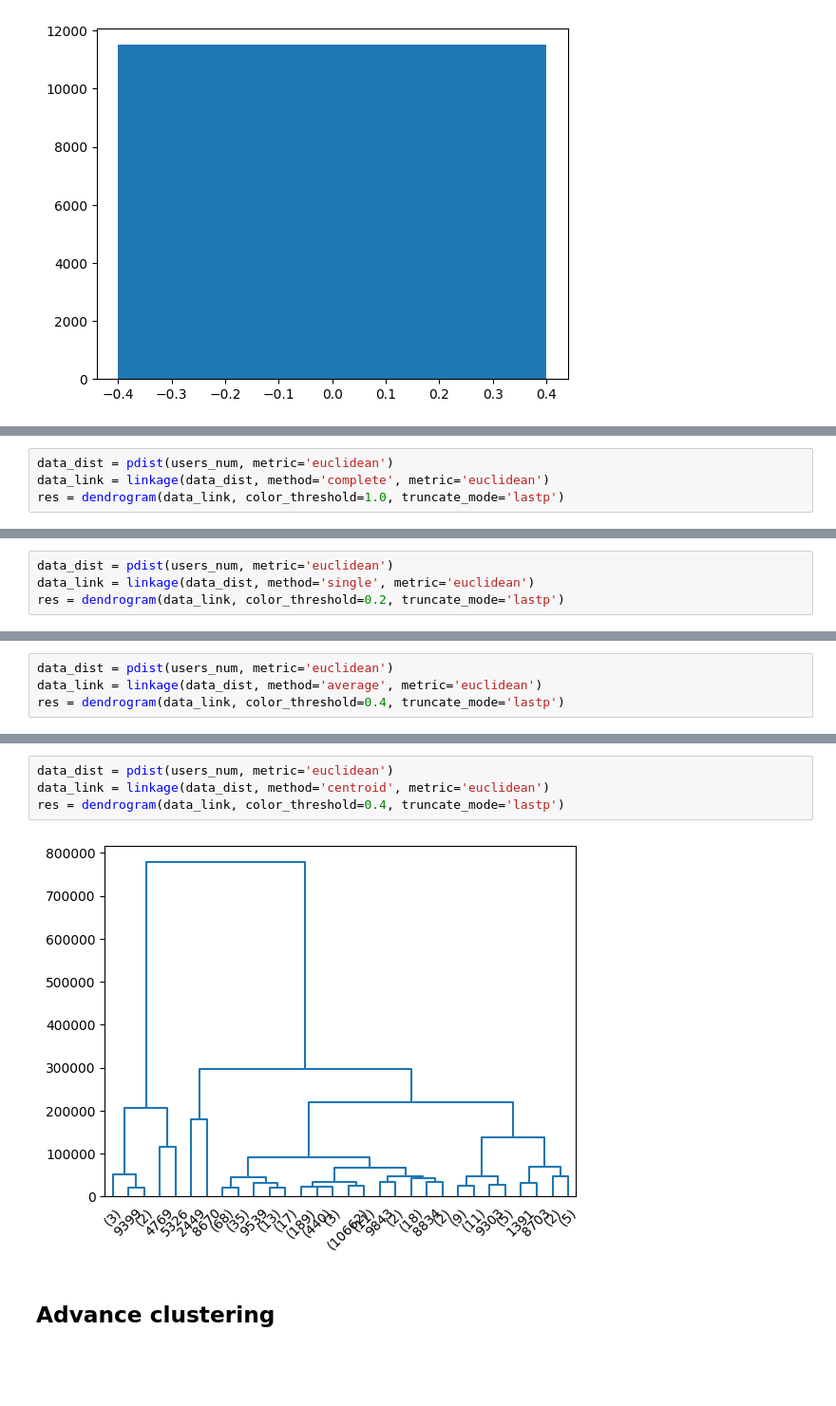
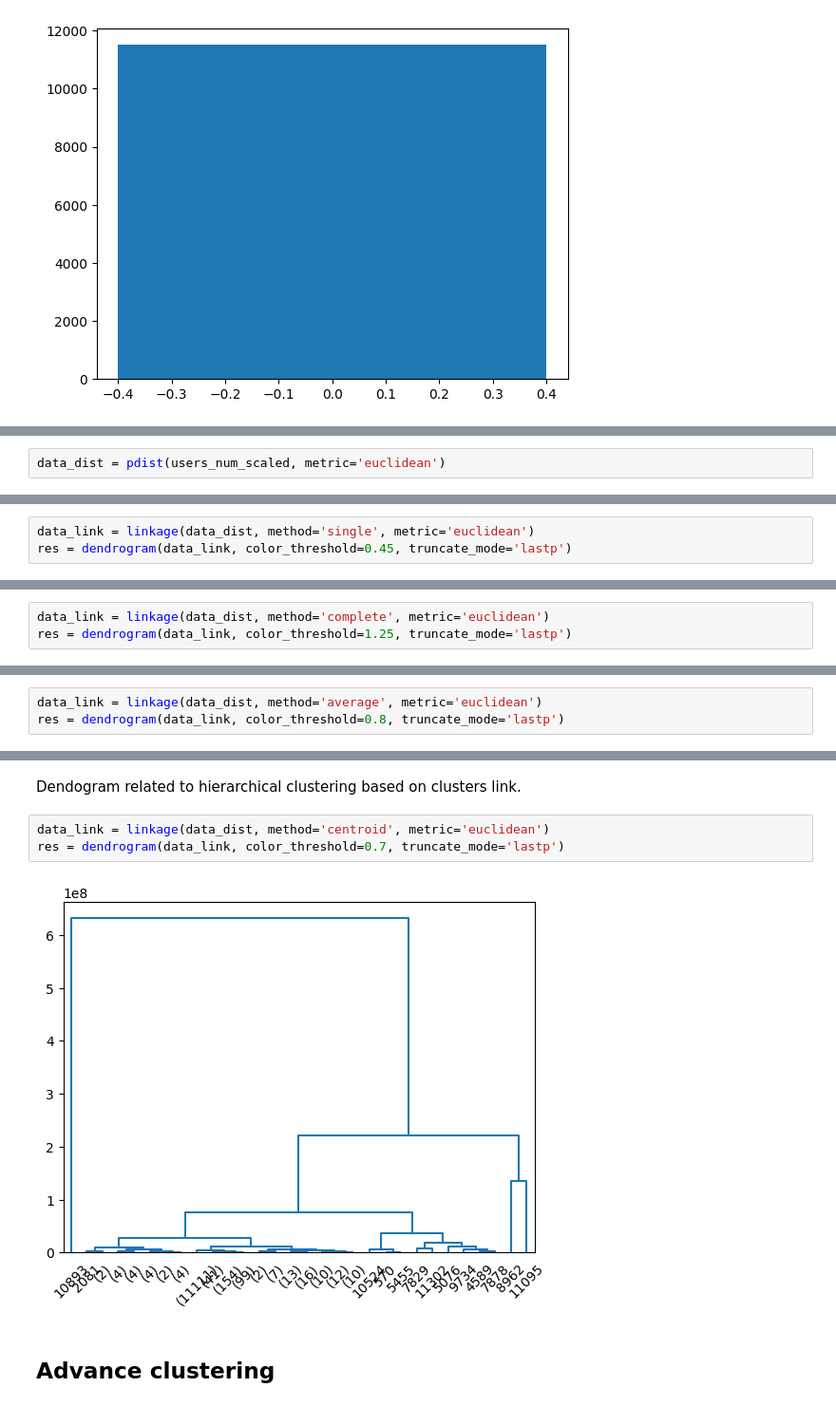
Before and after one commit to federicosilvestri/data-mining, a Jupyter notebook: 2_clustering_analysis.ipynb, the cells around one changed output, grey strips where cells are left out. Shown at 95% size. Drawn from its saved outputs; the diff is of its cells as text; blank space fills up the shorter version.

```diff
--- a/2_clustering_analysis.ipynb
+++ b/2_clustering_analysis.ipynb
@@ -282,0 +334,2 @@ plt.show()
+# %%
+data_dist = pdist(users_num_scaled, metric='euclidean')
@@ -283,5 +338,4 @@ plt.show()
 # %%
-data_dist = pdist(users_num, metric='euclidean')
-data_link = linkage(data_dist, method='complete', metric='euclidean')
-res = dendrogram(data_link, color_threshold=1.0, truncate_mode='lastp')
+data_link = linkage(data_dist, method='single', metric='euclidean')
+res = dendrogram(data_link, color_threshold=0.45, truncate_mode='lastp')
 # %% [output]
@@ -289,5 +345,4 @@ res = dendrogram(data_link, color_threshold=1.0, truncate_mode='lastp')
 # %%
-data_dist = pdist(users_num, metric='euclidean')
-data_link = linkage(data_dist, method='single', metric='euclidean')
-res = dendrogram(data_link, color_threshold=0.2, truncate_mode='lastp')
+data_link = linkage(data_dist, method='complete', metric='euclidean')
+res = dendrogram(data_link, color_threshold=1.25, truncate_mode='lastp')
 # %% [output]
@@ -295,5 +352,4 @@ res = dendrogram(data_link, color_threshold=0.2, truncate_mode='lastp')
 # %%
-data_dist = pdist(users_num, metric='euclidean')
 data_link = linkage(data_dist, method='average', metric='euclidean')
-res = dendrogram(data_link, color_threshold=0.4, truncate_mode='lastp')
+res = dendrogram(data_link, color_threshold=0.8, truncate_mode='lastp')
 # %% [output]
@@ -301,9 +357,10 @@ res = dendrogram(data_link, color_threshold=0.4, truncate_mode='lastp')
+# %% [markdown]
+Dendogram related to hierarchical clustering based on clusters link.
 # %%
-data_dist = pdist(users_num, metric='euclidean')
 data_link = linkage(data_dist, method='centroid', metric='euclidean')
-res = dendrogram(data_link, color_threshold=0.4, truncate_mode='lastp')
+res = dendrogram(data_link, color_threshold=0.7, truncate_mode='lastp')
 # %% [output]
-[figure, old version]
+[figure, new version]
 # %% [markdown]
 ## Advance clustering
 # %% [markdown]
```
Also changed, not shown: parts of 34 cells of this notebook, 1 other file.
